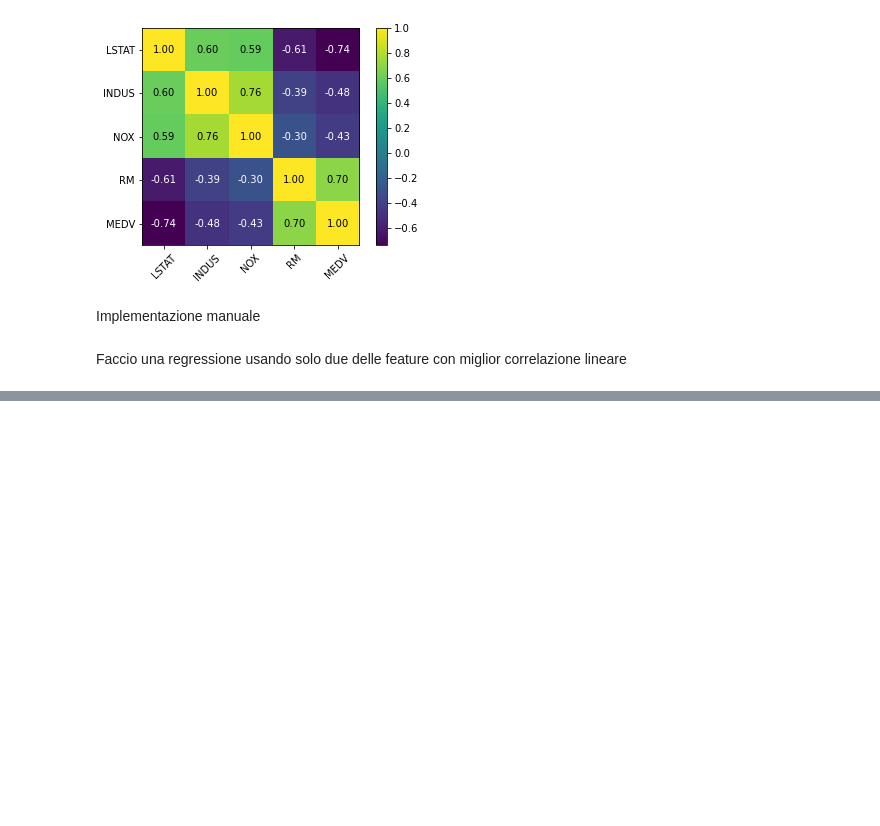
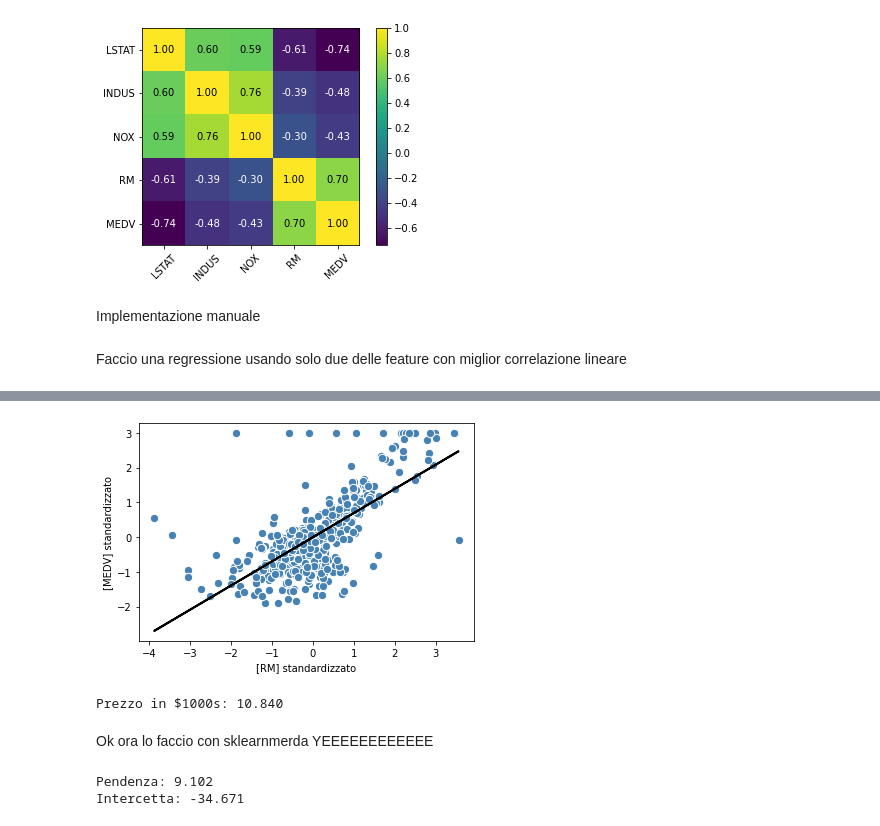
Before and after one commit to Gss4C/Corso_ML, a Jupyter notebook: Regression/01_linear_regression.ipynb, the cells around one changed output, grey strips where cells are left out. Saved outputs shown, nothing was run; the diff lists cells and outputs as text; code cells hidden in the pictures; blank space fills up the shorter version.

```diff
--- a/Regression/01_linear_regression.ipynb
+++ b/Regression/01_linear_regression.ipynb
@@ -87,0 +88,38 @@ plt.show()
+# %%
+def lin_regplot(X,y, model):
+    plt.scatter(X,
+        y,
+        c='steelblue',
+        edgecolor='white',
+        s=70)
+    plt.plot(X,
+        model.predict(X),
+        color='black',
+        lw=2)
+    return None
+lin_regplot(X_std,
+    y_std,
+    lr)
+plt.xlabel('[RM] standardizzato')
+plt.ylabel('[MEDV] standardizzato')
+plt.show()
+# %% [output]
+[figure, added]
+# %%
+num_rooms_std = sc_x.transform(np.array([[5.0]]))
+price_std = lr.predict(num_rooms_std)
+print('Prezzo in $1000s: %.3f' %sc_y.inverse_transform(price_std))
+# %% [output]
+Prezzo in $1000s: 10.840
+# %% [markdown]
+Ok ora lo faccio con sklearnmerda YEEEEEEEEEEEE
+# %%
+from sklearn.linear_model import LinearRegression
+slr = LinearRegression()
+slr.fit(X,y)
+y_pred = slr.predict(X)
+print('Pendenza: %.3f' % slr.coef_[0])
+print('Intercetta: %.3f' % slr.intercept_)
+# %% [output]
+Pendenza: 9.102
+Intercetta: -34.671
```
Also changed, not shown: parts of 12 cells of this notebook.
